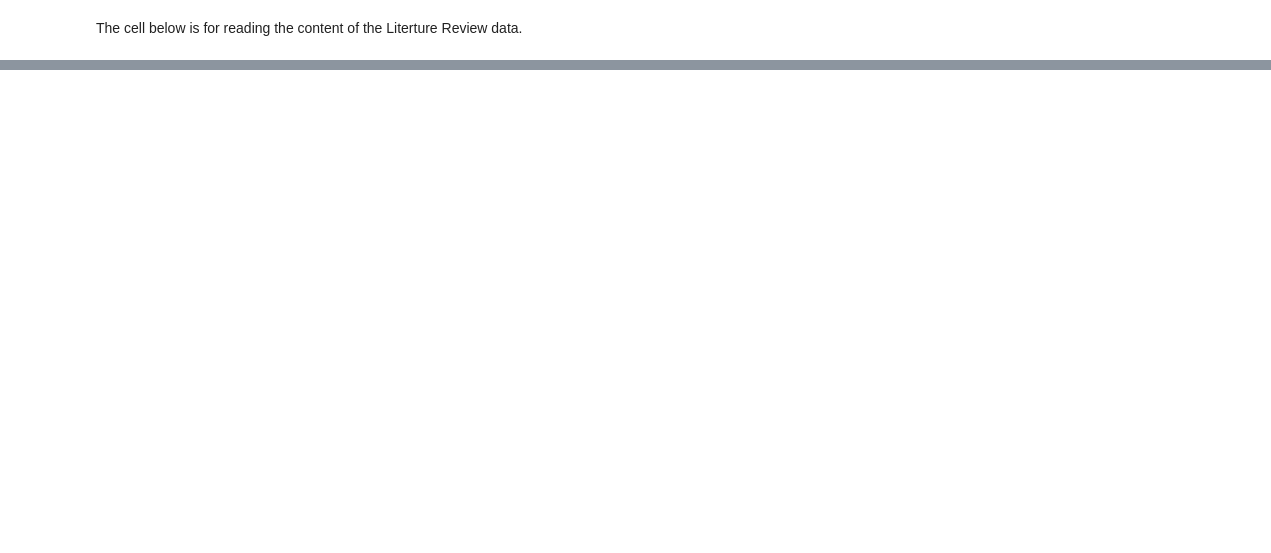
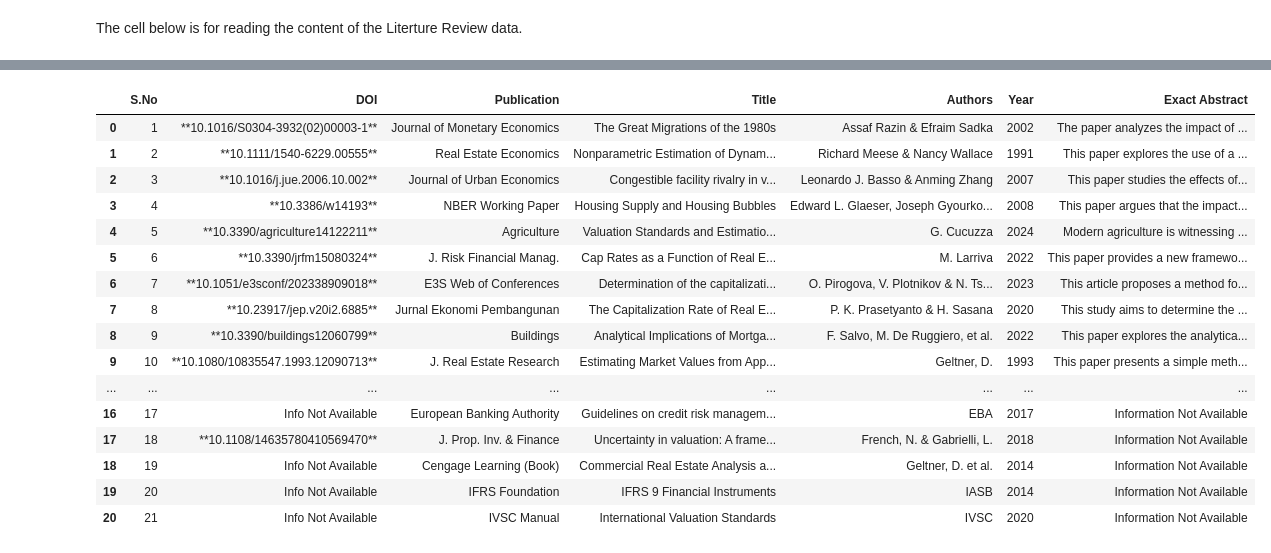
Before and after one commit to smonodeep/DynamicValuationGovernance, a Jupyter notebook: 00.Literature_Review.ipynb, the cells around one changed output, grey strips where cells are left out. Saved outputs shown, nothing was run; the diff lists cells and outputs as text; code cells hidden in the pictures; blank space fills up the shorter version.

```diff
--- a/00.Literature_Review.ipynb
+++ b/00.Literature_Review.ipynb
@@ -54,3 +54,12 @@ display(df)
 | 18 | 19 | Info Not Available | Cengage Learning (Book) | Commercial Real Estate Analysis a... | 3rd Edition | Geltner, D. et al. | 2014 | Information Not Available | Information Not Available | ... |
 | 19 | 20 | Info Not Available | IFRS Foundation | IFRS 9 Financial Instruments | Information Not Available | IASB | 2014 | Link | Information Not Available | ... |
 | 20 | 21 | Info Not Available | IVSC Manual | International Valuation Standards | Information Not Available | IVSC | 2020 | Link | Information Not Available | ... |
+# %%
+import pandas as pd
+
+# Set display options to show all columns and prevent truncation
+pd.set_option('display.max_columns', None)
+pd.set_option('display.width', None)
+
+# Display the DataFrame again with updated settings
+display(df)
@@ -56,0 +105,31 @@ display(df)
+# %%
+def create_doi_link(doi_string):
+    if isinstance(doi_string, str) and '**' in doi_string:
+        # Remove the '**' at the beginning and end
+        cleaned_doi = doi_string.strip('**')
+        return f"https://doi.org/{cleaned_doi}"
+    return None # Return None for non-string or invalid DOI entries
+
+# Apply the function to the 'DOI' column to create the new 'DOI_Link' column
+df['DOI_Link'] = df['DOI'].apply(create_doi_link)
+
+# Display the DataFrame with the new 'DOI_Link' column
+display(df[['S.No', 'DOI', 'Publication', 'Title','Authors','Year','Exact Abstract']])
+# %% [output]
+|  | S.No | DOI | Publication | Title | Authors | Year | Exact Abstract |
+| 0 | 1 | **10.1016/S0304-3932(02)00003-1** | Journal of Monetary Economics | The Great Migrations of the 1980s | Assaf Razin & Efraim Sadka | 2002 | The paper analyzes the impact of ... |
+| 1 | 2 | **10.1111/1540-6229.00555** | Real Estate Economics | Nonparametric Estimation of Dynam... | Richard Meese & Nancy Wallace | 1991 | This paper explores the use of a ... |
+| 2 | 3 | **10.1016/j.jue.2006.10.002** | Journal of Urban Economics | Congestible facility rivalry in v... | Leonardo J. Basso & Anming Zhang | 2007 | This paper studies the effects of... |
+| 3 | 4 | **10.3386/w14193** | NBER Working Paper | Housing Supply and Housing Bubbles | Edward L. Glaeser, Joseph Gyourko... | 2008 | This paper argues that the impact... |
+| 4 | 5 | **10.3390/agriculture14122211** | Agriculture | Valuation Standards and Estimatio... | G. Cucuzza | 2024 | Modern agriculture is witnessing ... |
+| 5 | 6 | **10.3390/jrfm15080324** | J. Risk Financial Manag. | Cap Rates as a Function of Real E... | M. Larriva | 2022 | This paper provides a new framewo... |
+| 6 | 7 | **10.1051/e3sconf/202338909018** | E3S Web of Conferences | Determination of the capitalizati... | O. Pirogova, V. Plotnikov & N. Ts... | 2023 | This article proposes a method fo... |
+| 7 | 8 | **10.23917/jep.v20i2.6885** | Jurnal Ekonomi Pembangunan | The Capitalization Rate of Real E... | P. K. Prasetyanto & H. Sasana | 2020 | This study aims to determine the ... |
+| 8 | 9 | **10.3390/buildings12060799** | Buildings | Analytical Implications of Mortga... | F. Salvo, M. De Ruggiero, et al. | 2022 | This paper explores the analytica... |
+| 9 | 10 | **10.1080/10835547.1993.12090713** | J. Real Estate Research | Estimating Market Values from App... | Geltner, D. | 1993 | This paper presents a simple meth... |
+| ... | ... | ... | ... | ... | ... | ... | ... |
+| 16 | 17 | Info Not Available | European Banking Authority | Guidelines on credit risk managem... | EBA | 2017 | Information Not Available |
+| 17 | 18 | **10.1108/14635780410569470** | J. Prop. Inv. & Finance | Uncertainty in valuation: A frame... | French, N. & Gabrielli, L. | 2018 | Information Not Available |
+| 18 | 19 | Info Not Available | Cengage Learning (Book) | Commercial Real Estate Analysis a... | Geltner, D. et al. | 2014 | Information Not Available |
+| 19 | 20 | Info Not Available | IFRS Foundation | IFRS 9 Financial Instruments | IASB | 2014 | Information Not Available |
+| 20 | 21 | Info Not Available | IVSC Manual | International Valuation Standards | IVSC | 2020 | Information Not Available |
```
Also changed, not shown: parts of 4 cells of this notebook.
